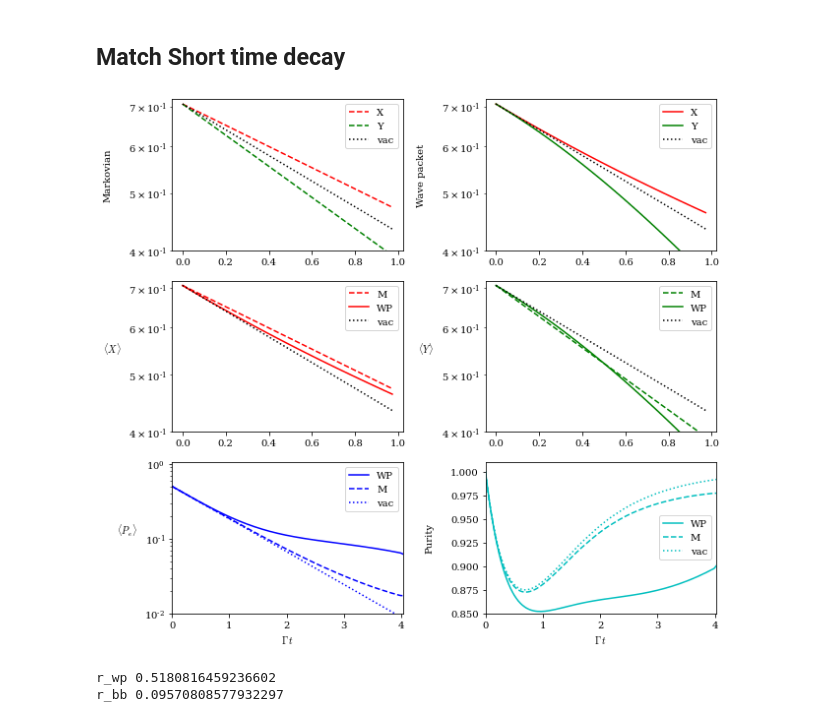
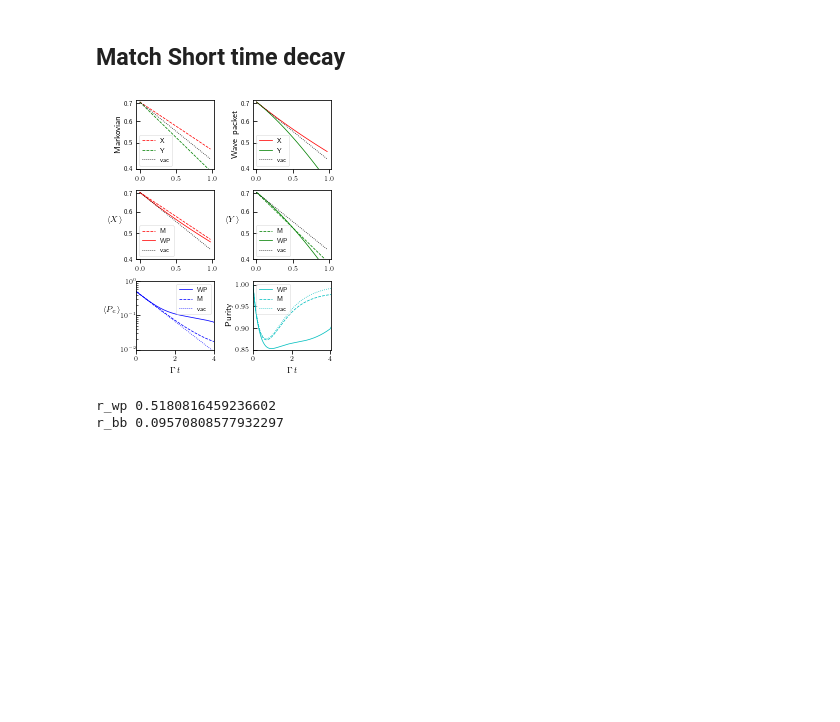
Before and after one commit to CQuIC/pysme, a Jupyter notebook: notebooks/figures.ipynb, the cells around one changed output. Drawn from its saved outputs; the diff is of its cells as text; code cells hidden in the pictures; blank space fills up the shorter version.

Commit message:
update to figures

```diff
--- a/notebooks/figures.ipynb
+++ b/notebooks/figures.ipynb
@@ -8,8 +8,26 @@ import pickle
 import numpy as np
 import matplotlib.pyplot as plt
 from matplotlib.ticker import MaxNLocator
+# %%
+SINGLE_COL_WIDTH = 3.4039 #INCHES
+DOUBLE_COL_WIDTH = 7.0569 #INCHES
+
+SMALL_SIZE = 6.5
+MEDIUM_SIZE = 8.5
+BIGGER_SIZE = 10.5
+
+plt.rc('text', usetex=True)
+plt.rc('font', size=SMALL_SIZE)          # controls default text sizes
+plt.rc('axes', titlesize=SMALL_SIZE)     # fontsize of the axes title
+plt.rc('axes', labelsize=MEDIUM_SIZE)    # fontsize of the x and y labels
+plt.rc('xtick', labelsize=SMALL_SIZE)    # fontsize of the tick labels
+plt.rc('ytick', labelsize=SMALL_SIZE)    # fontsize of the tick labels
+plt.rc('legend', fontsize=SMALL_SIZE)    # legend fontsize
+plt.rc('figure', titlesize=BIGGER_SIZE)  # fontsize of the figure title
+plt.rc('lines',linewidth=0.75)
+#plt.rcParams['ytick.major.pad']='0.5'
 # %%
-plt.style.use('paper.mplstyle')
+#plt.style.use('paper.mplstyle')
 # %%
 fname = 'mollow-triplets/fluorsecence-spectra.pickle'
 with open(fname, 'rb') as f:
@@ -64,75 +78,91 @@ st_pur_dat = pickle.load(open(filename, "rb"))
 # %%
+fig, axs = plt.subplots(nrows=3,ncols=2, figsize=(SINGLE_COL_WIDTH, 4), sharey=False)
 
-fig, axs = plt.subplots(nrows=3,ncols=2, figsize=(9, 8), sharey=False)
 
-axs[0,0].semilogy(st_pur_dat['timez'], st_pur_dat['xm'], label='X',linestyle='--',color='r')
-axs[0,0].semilogy(st_pur_dat['timez'], st_pur_dat['ym'], label='Y',linestyle='--',color='g')
-axs[0,0].semilogy(st_pur_dat['timez'], st_pur_dat['vac_x'], label='vac',linestyle=':',color='k')
-#axs[1].set_ylabel(r'$\langle Y \rangle$',rotation=0,labelpad=14)
-axs[0,0].set_ylabel(r'Markovian',labelpad=16)
+axs[0,0].plot(st_pur_dat['timez'], st_pur_dat['xm'], label='X',linestyle='--',color='r')
+axs[0,0].plot(st_pur_dat['timez'], st_pur_dat['ym'], label='Y',linestyle='--',color='g')
+axs[0,0].plot(st_pur_dat['timez'], st_pur_dat['vac_x'], label=r'vac',linestyle=':',color='k')
+axs[0,0].set_ylabel(r'Markovian',labelpad=2)
+axs[0,0].set_yscale('log')
+axs[0,0].set_ylim([4e-1,7.2e-1])
+axs[0,0].set_yticks([0.4,0.5,0.6,0.7])
+axs[0,0].set_yticklabels(['0.4','0.5','0.6','0.7'])
+axs[0,0].tick_params(axis='y',which='both',direction='in')
+legy = axs[0,0].legend()
+legy.get_frame().set_linewidth(0.5)
 
-axs[0,0].set_ylim([4e-1,7.2e-1])
-axs[0,0].legend()
+
 axs[0,1].semilogy(st_pur_dat['timez'], st_pur_dat['xwp'], label='X',linestyle='-',color='r')
 axs[0,1].semilogy(st_pur_dat['timez'], st_pur_dat['ywp'], label='Y',linestyle='-',color='g')
 axs[0,1].semilogy(st_pur_dat['timez'], st_pur_dat['vac_x'], label='vac',linestyle=':',color='k')
-axs[0,1].set_ylabel(r'Wave packet',labelpad=16)
-#axs[0].set_ylabel(r'',rotation=0,labelpad=14)
+axs[0,1].set_ylabel(r'Wave packet',labelpad=2)
 axs[0,1].set_ylim([4e-1,7.2e-1])
-#axs[0,1].set_title('Wave packet')
-axs[0,1].legend()
+axs[0,1].set_yticks([0.4,0.5,0.6,0.7])
+axs[0,1].set_yticklabels(['0.4','0.5','0.6','0.7'])
+axs[0,1].tick_params(axis='y',which='both',direction='in')
+legy = axs[0,1].legend()
+legy.get_frame().set_linewidth(0.5)
 
 
+axs[1,0].semilogy(st_pur_dat['timez'], st_pur_dat['xm'], label='M',linestyle='--',color='r')
+axs[1,0].semilogy(st_pur_dat['timez'], st_pur_dat['xwp'], label='WP',linestyle='-',color='r')
+axs[1,0].semilogy(st_pur_dat['timez'], st_pur_dat['vac_x'], label='vac',linestyle=':',color='k')
+axs[1,0].set_ylabel(r'$\langle X \rangle$',rotation=0,labelpad=9)
+axs[1,0].set_ylim([4e-1,7.2e-1])
+axs[1,0].set_yticks([0.4,0.5,0.6,0.7])
+axs[1,0].set_yticklabels(['0.4','0.5','0.6','0.7'])
+axs[1,0].tick_params(axis='y',which='both',direction='in')
+legy = axs[1,0].legend()
+legy.get_frame().set_linewidth(0.5)
 
 axs[1,1].semilogy(st_pur_dat['timez'], st_pur_dat['ym'], label='M',linestyle='--',color='g')
 axs[1,1].semilogy(st_pur_dat['timez'], st_pur_dat['ywp'], label='WP',linestyle='-',color='g')
 axs[1,1].semilogy(st_pur_dat['timez'], st_pur_dat['vac_x'], label='vac',linestyle=':',color='k')
-axs[1,1].set_ylabel(r'$\langle Y \rangle$',rotation=0,labelpad=16)
+axs[1,1].set_ylabel(r'$\langle Y \rangle$',rotation=0,labelpad=9)
 axs[1,1].set_ylim([4e-1,7.2e-1])
-axs[1,1].legend()
-axs[1,0].semilogy(st_pur_dat['timez'], st_pur_dat['xm'], label='M',linestyle='--',color='r')
-axs[1,0].semilogy(st_pur_dat['timez'], st_pur_dat['xwp'], label='WP',linestyle='-',color='r')
-axs[1,0].semilogy(st_pur_dat['timez'], st_pur_dat['vac_x'], label='vac',linestyle=':',color='k')
-axs[1,0].set_ylabel(r'$\langle X \rangle$',rotation=0,labelpad=16)
-axs[1,0].set_ylim([4e-1,7.2e-1])
-#axs[0].set_yticks(minor=True)
-axs[1,0].legend()
-
-
+axs[1,1].set_yticks([0.4,0.5,0.6,0.7])
+axs[1,1].set_yticklabels(['0.4','0.5','0.6','0.7'])
+axs[1,1].tick_params(axis='y',which='both',direction='in')
+legy = axs[1,1].legend()
+legy.get_frame().set_linewidth(0.5)
 
 rwp_plot = np.round(st_pur_dat['r_val_wp'],3)
 rbb_plot = np.round(st_pur_dat['r_val_bb'],3)
 
 #axs[2,0].plot(times, xi_rect(times,a=0, b=xi_len),label=r'$\xi(t)$',linestyle='--',color='k')
 axs[2,0].semilogy(st_pur_dat['times'], st_pur_dat['Pewp'],label='WP',linestyle='-',color='b')
 axs[2,0].semilogy(st_pur_dat['times'], st_pur_dat['Pem'], label='M',linestyle='--',color='b')
 axs[2,0].semilogy(st_pur_dat['times'], st_pur_dat['Pevac'], label='vac',linestyle=':',color='b')
 #axs[0].set_yscale('log')
 axs[2,0].set_xlim(0.0, 4.025)
 axs[2,0].set_ylim(1e-2, 1.05)
-axs[2,0].set_ylabel(r'$\langle P_e \rangle $',rotation=0,labelpad=18)
+axs[2,0].set_ylabel(r'$\langle P_e \rangle $',rotation=0,labelpad=8)
 axs[2,0].set_xlabel(r'$\Gamma\, t $')
-axs[2,0].legend()
+axs[2,0].tick_params(axis='y',which='both',direction='in',pad=0.5)
+legy = axs[2,0].legend()
+legy.get_frame().set_linewidth(0.5)
 
 #axs[2,1].plot(times, solns.get_purities(vac_rho(n_max)),label='WP r =' + str(rwp_plot),linestyle='-',color='c')
 #axs[2,1].plot(times, markov_soln.get_purities(),label='Markov r = ' + str(rbb_plot), linestyle='--',color='c')
 axs[2,1].plot(st_pur_dat['times'], st_pur_dat['Puritywp'],label='WP',linestyle='-',color='c')
 axs[2,1].plot(st_pur_dat['times'], st_pur_dat['Puritym'],label='M', linestyle='--',color='c')
 axs[2,1].plot(st_pur_dat['times'], st_pur_dat['Purityvac'],label='vac',linestyle=':',color='c')
 #f3_ax2.set_yscale('log')
 axs[2,1].set_xlim(0.0, 4.025)
 axs[2,1].set_ylim(0.85, 1.01)
 axs[2,1].set_xlabel(r'$\Gamma\, t $')
-axs[2,1].set_ylabel(r'Purity',labelpad=16)
-axs[2,1].legend()#loc='upper left')
+axs[2,1].set_ylabel(r'Purity',labelpad=2)
+axs[2,1].tick_params(axis='y',which='both',direction='in')
+legy = axs[2,1].legend() #loc='upper left')
+legy.get_frame().set_linewidth(0.5)
 
 
 plt.tight_layout()
 
 name='wp_v_markov_cmp'
-plt.savefig(name+'.pdf',bbox_inches = 'tight', pad_inches = 0.01)
+plt.savefig(name+'.pdf',bbox_inches = 'tight', pad_inches = 0.000125)
 # %% [output]
-[figure, old version]
+[figure, new version]
 # %%
 print('r_wp', st_pur_dat['r_val_wp'])
 print('r_bb',st_pur_dat['r_val_bb'])
```
Also changed, not shown: parts of 10 cells of this notebook.
